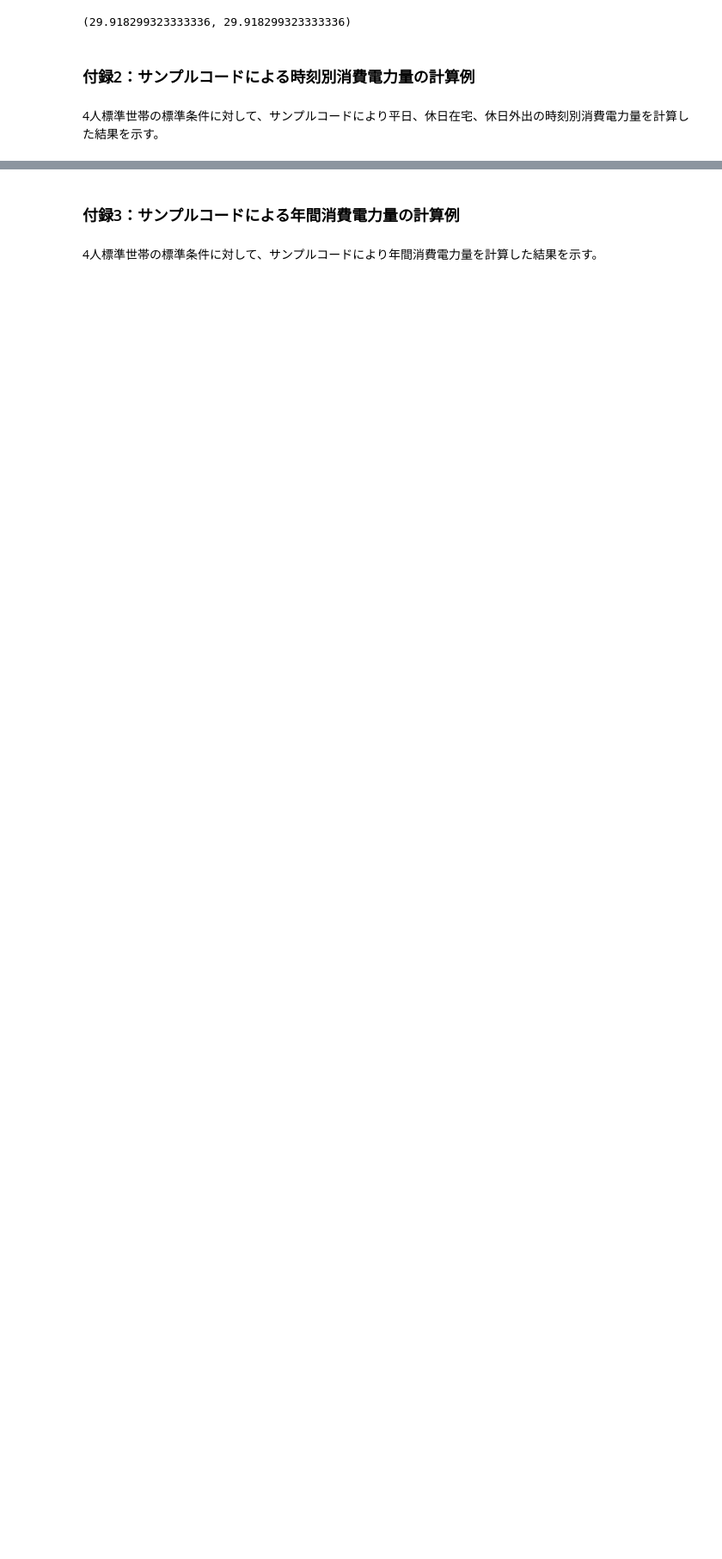
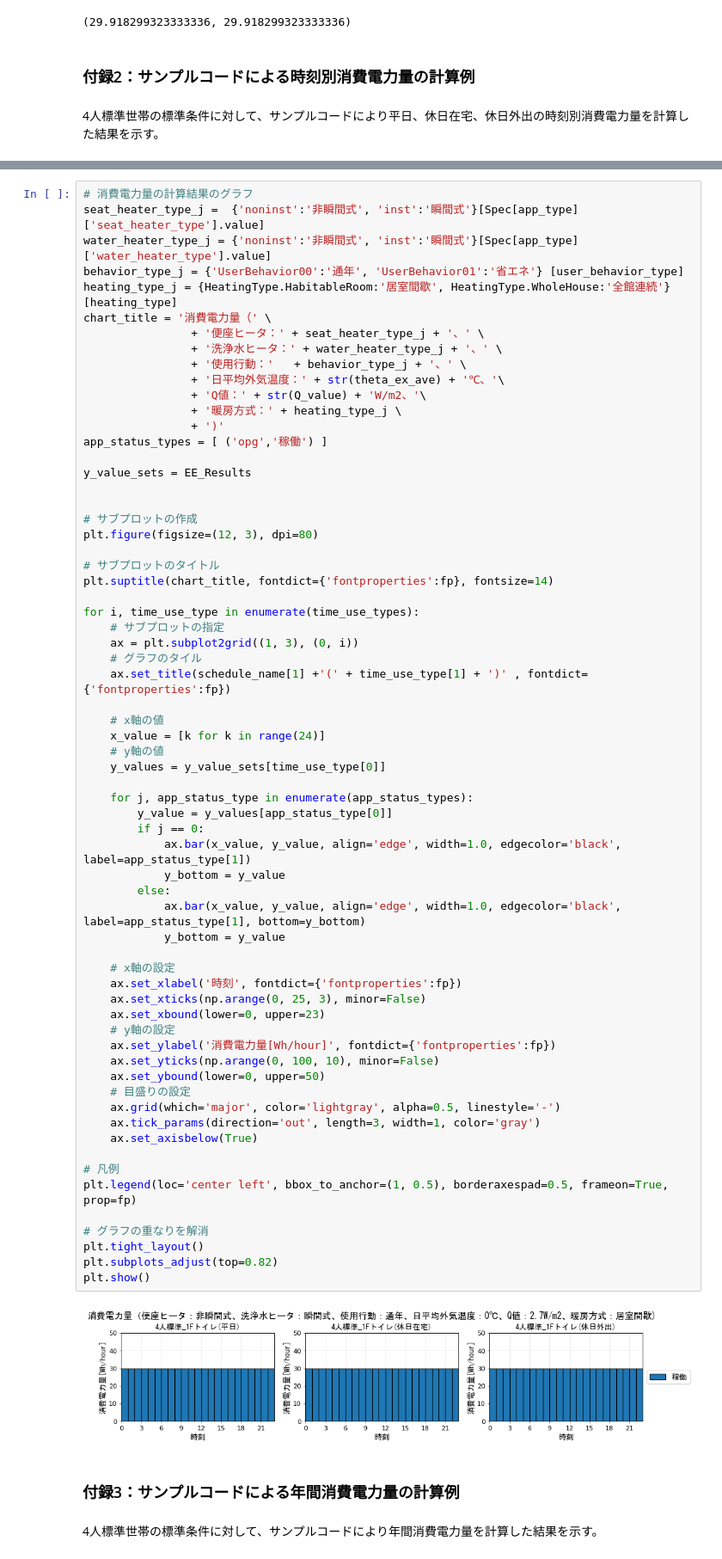
Before and after one commit to HiromiHabara/Jiritsu-EnergyUseOfApp, a Jupyter notebook: toiletseat.ipynb, the cells around one changed output, grey strips where cells are left out. Shown at 86% size. Saved outputs shown, nothing was run; the diff lists cells and outputs as text; blank space fills up the shorter version.

```diff
--- a/toiletseat.ipynb
+++ b/toiletseat.ipynb
@@ -1746,3 +1722,70 @@ plot_hourly_bar_chart(chart_title,
+# %%
+# 消費電力量の計算結果のグラフ
+seat_heater_type_j =  {'noninst':'非瞬間式', 'inst':'瞬間式'}[Spec[app_type]['seat_heater_type'].value]
+water_heater_type_j = {'noninst':'非瞬間式', 'inst':'瞬間式'}[Spec[app_type]['water_heater_type'].value]
+behavior_type_j = {'UserBehavior00':'通年', 'UserBehavior01':'省エネ'} [user_behavior_type]
+heating_type_j = {HeatingType.HabitableRoom:'居室間歇', HeatingType.WholeHouse:'全館連続'} [heating_type]
+chart_title = '消費電力量（' \
+                + '便座ヒータ：' + seat_heater_type_j + '、' \
+                + '洗浄水ヒータ：' + water_heater_type_j + '、' \
+                + '使用行動：'   + behavior_type_j + '、' \
+                + '日平均外気温度：' + str(theta_ex_ave) + '℃、'\
+                + 'Q値：' + str(Q_value) + 'W/m2、'\
+                + '暖房方式：' + heating_type_j \
+                + ')'
+app_status_types = [ ('opg','稼働') ]
+
+y_value_sets = EE_Results
+
+
+# サブプロットの作成
+plt.figure(figsize=(12, 3), dpi=80)
+
+# サブプロットのタイトル
+plt.suptitle(chart_title, fontdict={'fontproperties':fp}, fontsize=14)
+
+for i, time_use_type in enumerate(time_use_types):
+    # サブプロットの指定
+    ax = plt.subplot2grid((1, 3), (0, i))
+    # グラフのタイル
+    ax.set_title(schedule_name[1] +'(' + time_use_type[1] + ')' , fontdict={'fontproperties':fp})
+
+    # x軸の値
+    x_value = [k for k in range(24)]
+    # y軸の値
+    y_values = y_value_sets[time_use_type[0]]
+
+    for j, app_status_type in enumerate(app_status_types):
+        y_value = y_values[app_status_type[0]]
+        if j == 0:
+            ax.bar(x_value, y_value, align='edge', width=1.0, edgecolor='black', label=app_status_type[1])
+            y_bottom = y_value
+        else:
+            ax.bar(x_value, y_value, align='edge', width=1.0, edgecolor='black', label=app_status_type[1], bottom=y_bottom)
+            y_bottom = y_value
+
+    # x軸の設定
+    ax.set_xlabel('時刻', fontdict={'fontproperties':fp})
+    ax.set_xticks(np.arange(0, 25, 3), minor=False)
+    ax.set_xbound(lower=0, upper=23)
+    # y軸の設定
+    ax.set_ylabel('消費電力量[Wh/hour]', fontdict={'fontproperties':fp})
+    ax.set_yticks(np.arange(0, 100, 10), minor=False)
+    ax.set_ybound(lower=0, upper=50)
+    # 目盛りの設定
+    ax.grid(which='major', color='lightgray', alpha=0.5, linestyle='-')
+    ax.tick_params(direction='out', length=3, width=1, color='gray')
+    ax.set_axisbelow(True)
+
+# 凡例
+plt.legend(loc='center left', bbox_to_anchor=(1, 0.5), borderaxespad=0.5, frameon=True,  prop=fp)
+
+# グラフの重なりを解消
+plt.tight_layout()
+plt.subplots_adjust(top=0.82)
+plt.show()
+# %% [output]
+[figure, added]
 # %% [markdown]
 ### 付録3：サンプルコードによる年間消費電力量の計算例
 # %% [markdown]
```
Also changed, not shown: parts of 23 cells of this notebook, 16 other files.
